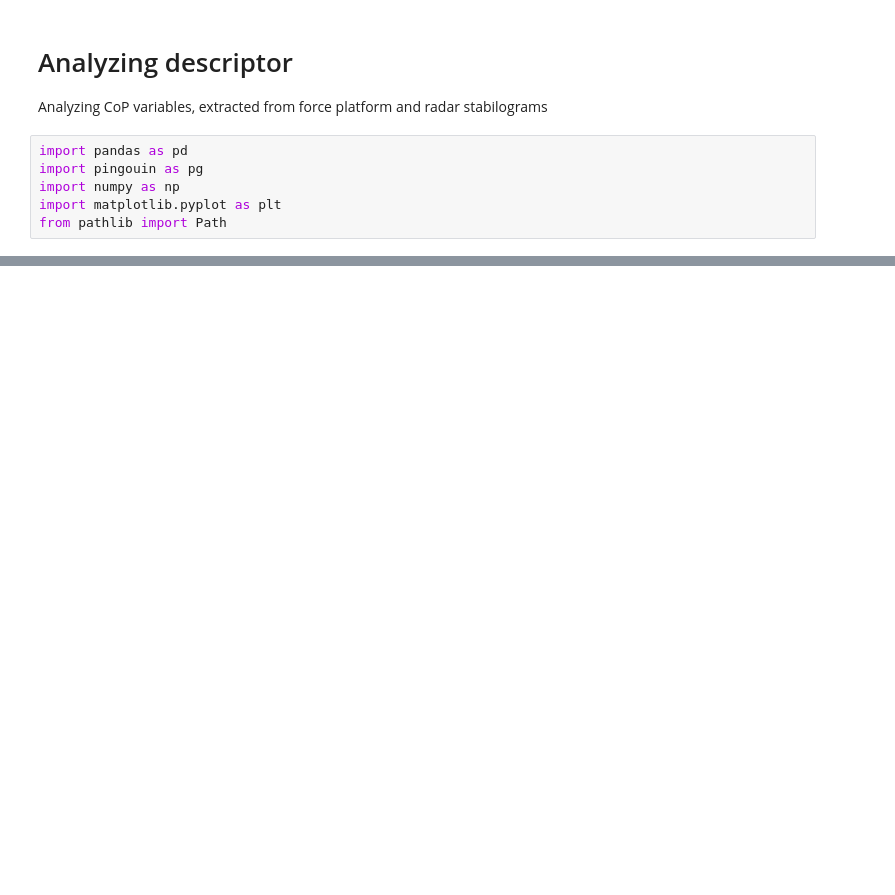
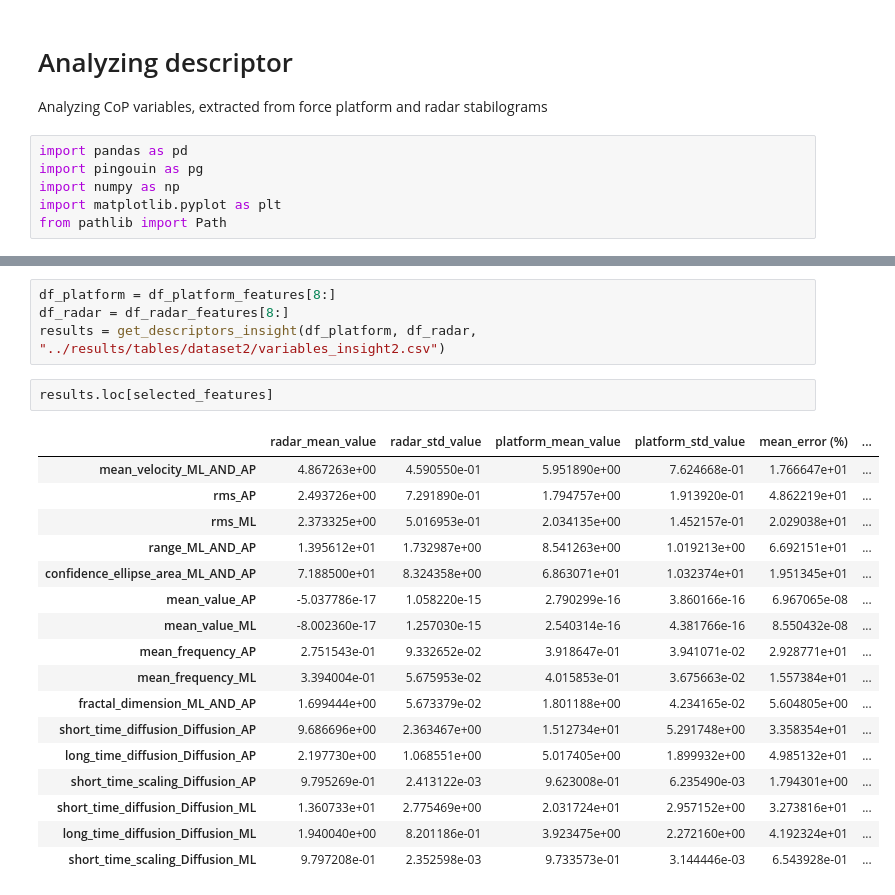
Before and after one commit to KellyLuo-O/stabilometry_project_2026, a Jupyter notebook: scripts/04_analyzing_descriptors.ipynb, the cells around one changed output, grey strips where cells are left out. Cells and saved outputs as stored; diff of their text form; blank space fills up the shorter version.

```diff
--- a/scripts/04_analyzing_descriptors.ipynb
+++ b/scripts/04_analyzing_descriptors.ipynb
@@ -118,0 +131,24 @@ icc_df.to_csv("../results/icc.csv")
+# %%
+df_platform = df_platform_features[8:]
+df_radar = df_radar_features[8:]
+results = get_descriptors_insight(df_platform, df_radar, "../results/tables/dataset2/variables_insight2.csv")
+# %%
+results.loc[selected_features]
+# %% [output]
+|  | radar_mean_value | radar_std_value | platform_mean_value | platform_std_value | mean_error (%) | ... |
+| mean_velocity_ML_AND_AP | 4.867263e+00 | 4.590550e-01 | 5.951890e+00 | 7.624668e-01 | 1.766647e+01 | ... |
+| rms_AP | 2.493726e+00 | 7.291890e-01 | 1.794757e+00 | 1.913920e-01 | 4.862219e+01 | ... |
+| rms_ML | 2.373325e+00 | 5.016953e-01 | 2.034135e+00 | 1.452157e-01 | 2.029038e+01 | ... |
+| range_ML_AND_AP | 1.395612e+01 | 1.732987e+00 | 8.541263e+00 | 1.019213e+00 | 6.692151e+01 | ... |
+| confidence_ellipse_area_ML_AND_AP | 7.188500e+01 | 8.324358e+00 | 6.863071e+01 | 1.032374e+01 | 1.951345e+01 | ... |
+| mean_value_AP | -5.037786e-17 | 1.058220e-15 | 2.790299e-16 | 3.860166e-16 | 6.967065e-08 | ... |
+| mean_value_ML | -8.002360e-17 | 1.257030e-15 | 2.540314e-16 | 4.381766e-16 | 8.550432e-08 | ... |
+| mean_frequency_AP | 2.751543e-01 | 9.332652e-02 | 3.918647e-01 | 3.941071e-02 | 2.928771e+01 | ... |
+| mean_frequency_ML | 3.394004e-01 | 5.675953e-02 | 4.015853e-01 | 3.675663e-02 | 1.557384e+01 | ... |
+| fractal_dimension_ML_AND_AP | 1.699444e+00 | 5.673379e-02 | 1.801188e+00 | 4.234165e-02 | 5.604805e+00 | ... |
+| short_time_diffusion_Diffusion_AP | 9.686696e+00 | 2.363467e+00 | 1.512734e+01 | 5.291748e+00 | 3.358354e+01 | ... |
+| long_time_diffusion_Diffusion_AP | 2.197730e+00 | 1.068551e+00 | 5.017405e+00 | 1.899932e+00 | 4.985132e+01 | ... |
+| short_time_scaling_Diffusion_AP | 9.795269e-01 | 2.413122e-03 | 9.623008e-01 | 6.235490e-03 | 1.794301e+00 | ... |
+| short_time_diffusion_Diffusion_ML | 1.360733e+01 | 2.775469e+00 | 2.031724e+01 | 2.957152e+00 | 3.273816e+01 | ... |
+| long_time_diffusion_Diffusion_ML | 1.940040e+00 | 8.201186e-01 | 3.923475e+00 | 2.272160e+00 | 4.192324e+01 | ... |
+| short_time_scaling_Diffusion_ML | 9.797208e-01 | 2.352598e-03 | 9.733573e-01 | 3.144446e-03 | 6.543928e-01 | ... |
```
Also changed, not shown: parts of 21 cells of this notebook, 4 other files.
